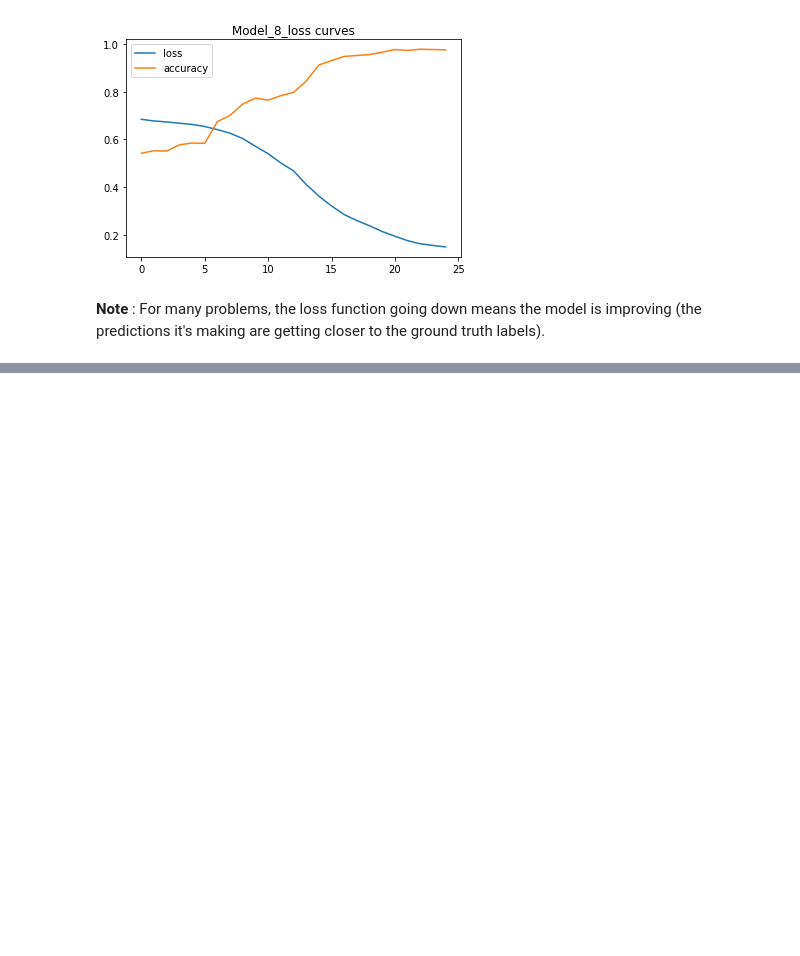
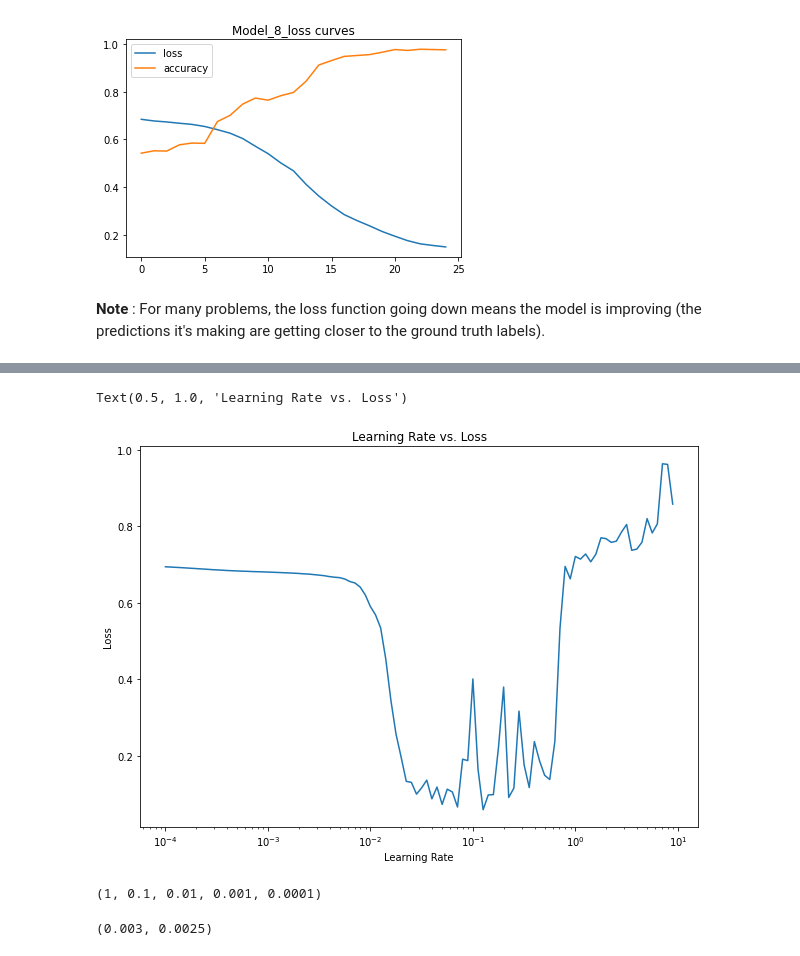
Before and after one commit to prasann25/colab, a Jupyter notebook: 02_neural_network_classification_with_tensorflow.ipynb, the cells around one changed output, grey strips where cells are left out. Drawn from its saved outputs; the diff is of its cells as text; code cells hidden in the pictures; blank space fills up the shorter version.

```diff
--- a/02_neural_network_classification_with_tensorflow.ipynb
+++ b/02_neural_network_classification_with_tensorflow.ipynb
@@ -719,0 +773,21 @@ Text(0.5, 1.0, 'Model_8_loss curves')
+# %%
+# Plot the learning rate versus loss
+lrs = 1e-4 * (10 ** (tf.range(100) / 20))
+
+plt.figure(figsize = (10, 7))
+plt.semilogx(lrs, history_9.history["loss"])
+plt.xlabel("Learning Rate")
+plt.ylabel("Loss")
+plt.title("Learning Rate vs. Loss")
+# %% [output]
+Text(0.5, 1.0, 'Learning Rate vs. Loss')
+[figure, added]
+# %%
+# Example of other typical learning rate values :
+10** 0, 10 ** -1, 10**-2, 10**-3, 1e-4
+# %% [output]
+(1, 0.1, 0.01, 0.001, 0.0001)
+# %%
+0.003, 0.0025
+# %% [output]
+(0.003, 0.0025)
```
Also changed, not shown: parts of 3 cells of this notebook.
